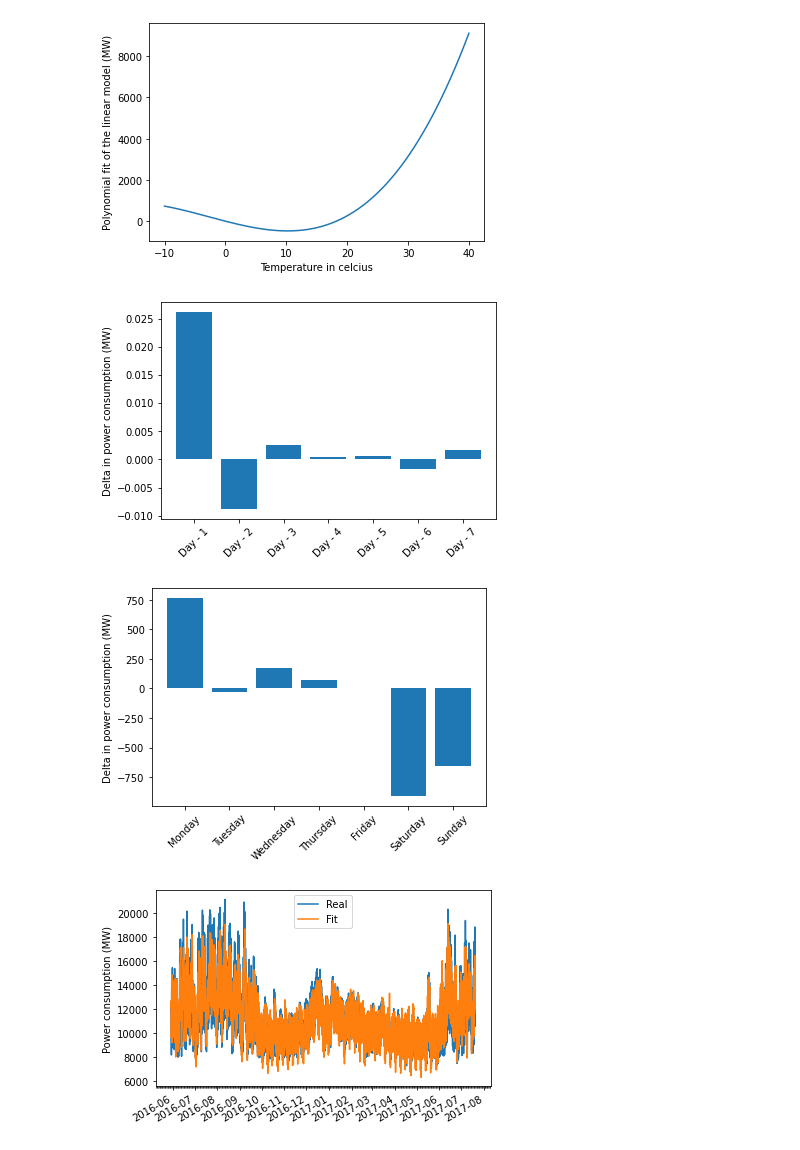
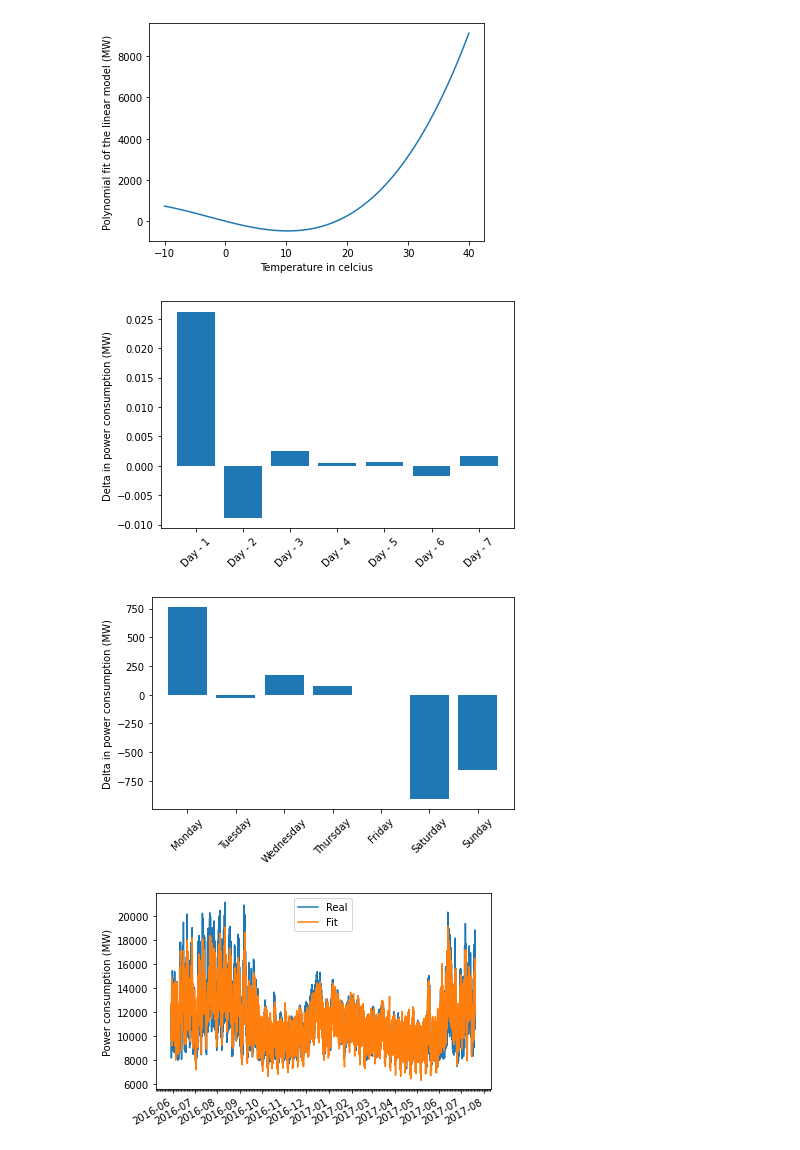
Before and after one commit to garberma/6.862-Project, a Jupyter notebook: BaselineModelingChicago.ipynb, the cells around one changed output. Saved outputs shown, nothing was run; the diff lists cells and outputs as text; code cells hidden in the pictures.

Commit message:
new plots

```diff
--- a/BaselineModelingChicago.ipynb
+++ b/BaselineModelingChicago.ipynb
@@ -119,27 +119,29 @@ plt.figure()
 plt.bar(lags_labels, coef_lag)
 plt.xticks(rotation=45)
 plt.ylabel('Delta in power consumption (MW)')
+plt.tight_layout()
 plt.savefig('figures/lags.png', dpi = 200)
 # %% [output]
-[figure, old version]
+[figure, new version]
 # %%
 coef_lagDays = []
 lagsDays_1 = ['Monday', 'Tuesday', 'Wednesday', 'Thursday']
 lagsDays_2 = ['Saturday', 'Sunday']
 for lag in lagsDays_1:
     coef_lagDays += [coefficients[lag]]
 coef_lagDays += [0]
 for lag in lagsDays_2:
     coef_lagDays += [coefficients[lag]]
 lagsDays = lagsDays_1 + ['Friday'] + lagsDays_2
 coef_lagDays = np.array(coef_lagDays)
 plt.figure()
 plt.bar(lagsDays, coef_lagDays)
 plt.xticks(rotation=45)
 plt.ylabel('Delta in power consumption (MW)')
+plt.tight_layout()
 plt.savefig('figures/day_of_the_week.png', dpi = 200)
 # %% [output]
-[figure, old version]
+[figure, new version]
 # %%
 t_in = 0
 t_out = 10000
```
Also changed, not shown: 2 other files.
